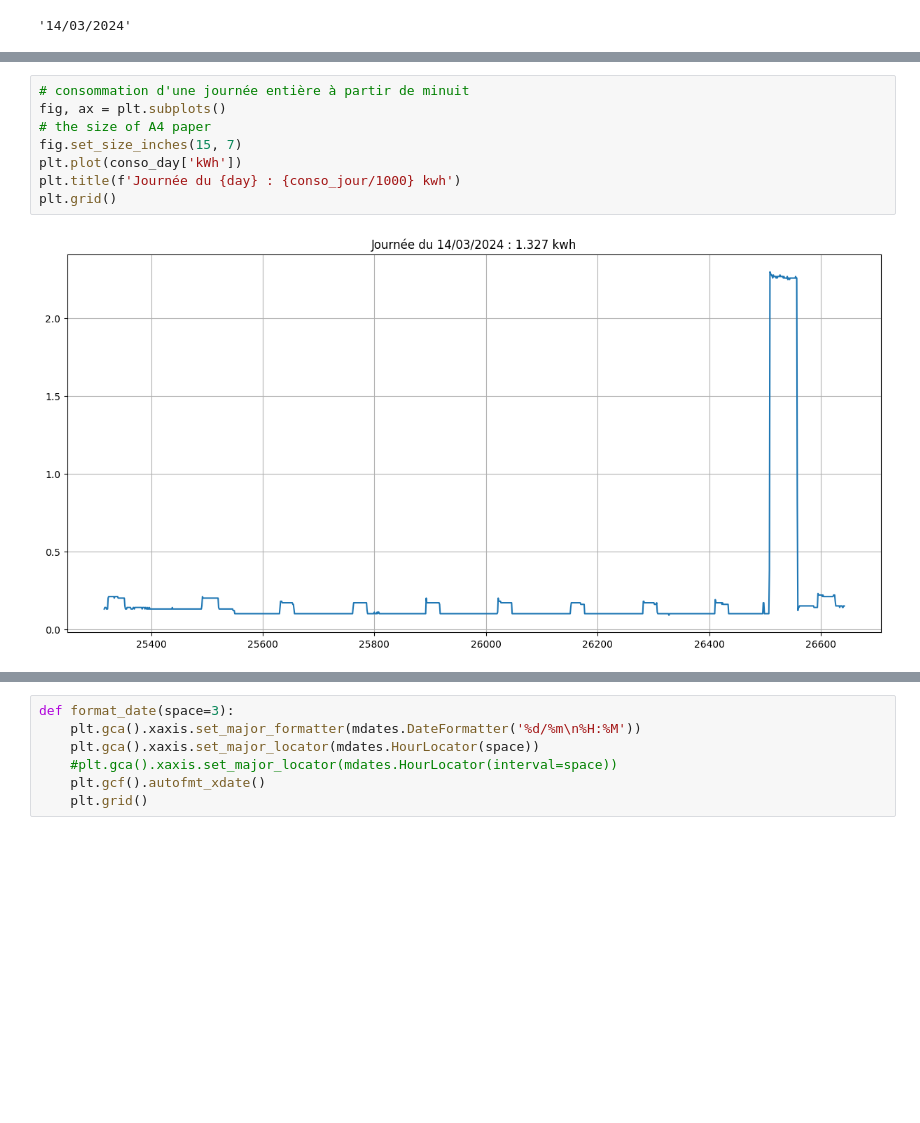
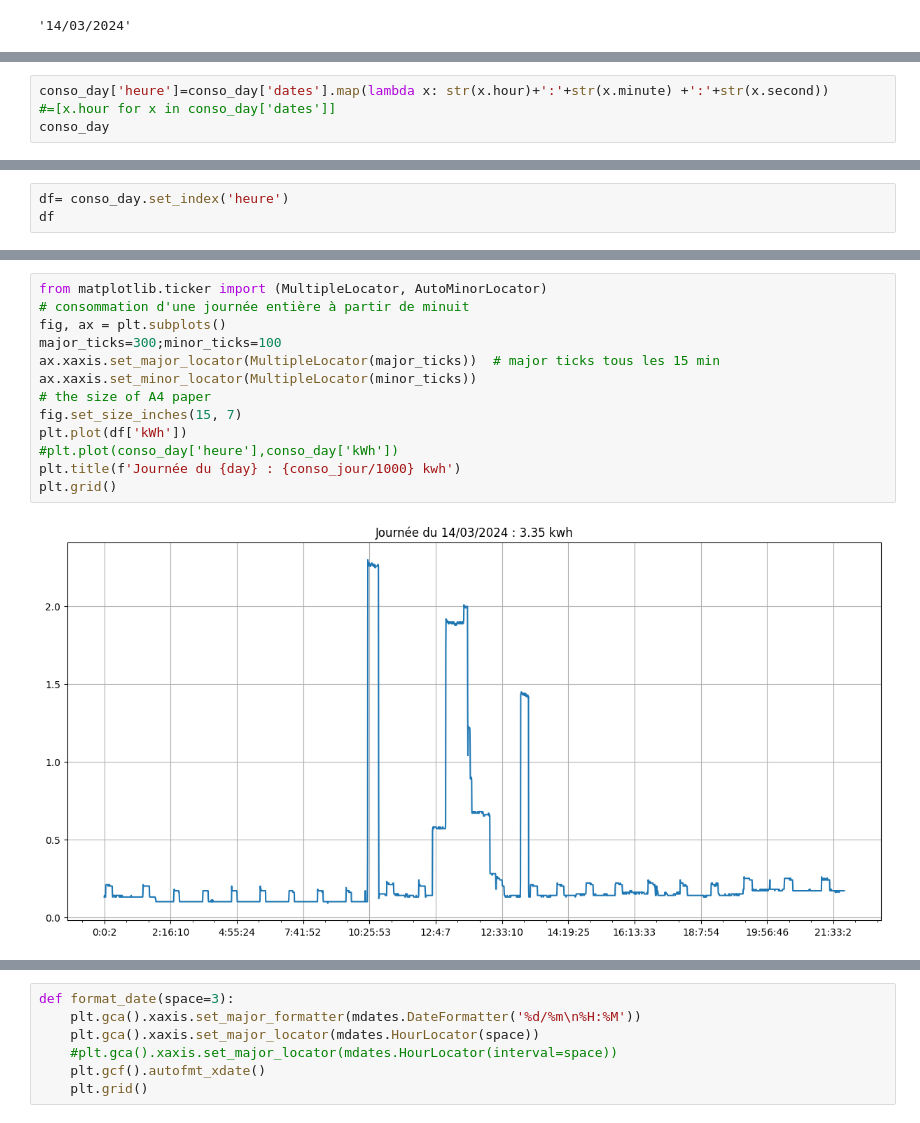
Before and after one commit to jdavid54/jupyter_notebooks, a Jupyter notebook: conso_kwh.ipynb, the cells around one changed output, grey strips where cells are left out. Cells and saved outputs as stored; diff of their text form; blank space fills up the shorter version.

```diff
--- a/conso_kwh.ipynb
+++ b/conso_kwh.ipynb
@@ -232 +232,5 @@ conso_day.head(1).dates, conso_day.tail(1).dates
  Name: dates, dtype: datetime64[ns])
+# %%
+conso_day['heure']=conso_day['dates'].map(lambda x: str(x.hour)+':'+str(x.minute) +':'+str(x.second))
+#=[x.hour for x in conso_day['dates']]
+conso_day
@@ -232,0 +256,3 @@ conso_day.head(1).dates, conso_day.tail(1).dates
+# %%
+df= conso_day.set_index('heure')
+df
@@ -233,11 +274,16 @@ conso_day.head(1).dates, conso_day.tail(1).dates
 # %%
+from matplotlib.ticker import (MultipleLocator, AutoMinorLocator)
 # consommation d'une journée entière à partir de minuit
 fig, ax = plt.subplots()
+major_ticks=300;minor_ticks=100
+ax.xaxis.set_major_locator(MultipleLocator(major_ticks))  # major ticks tous les 15 min
+ax.xaxis.set_minor_locator(MultipleLocator(minor_ticks))
 # the size of A4 paper
 fig.set_size_inches(15, 7)
-plt.plot(conso_day['kWh'])
+plt.plot(df['kWh'])
+#plt.plot(conso_day['heure'],conso_day['kWh'])
 plt.title(f'Journée du {day} : {conso_jour/1000} kwh')
 plt.grid()
 # %% [output]
-[figure, old version]
+[figure, new version]
 # %%
```
Also changed, not shown: parts of 38 cells of this notebook, 3 other files.
